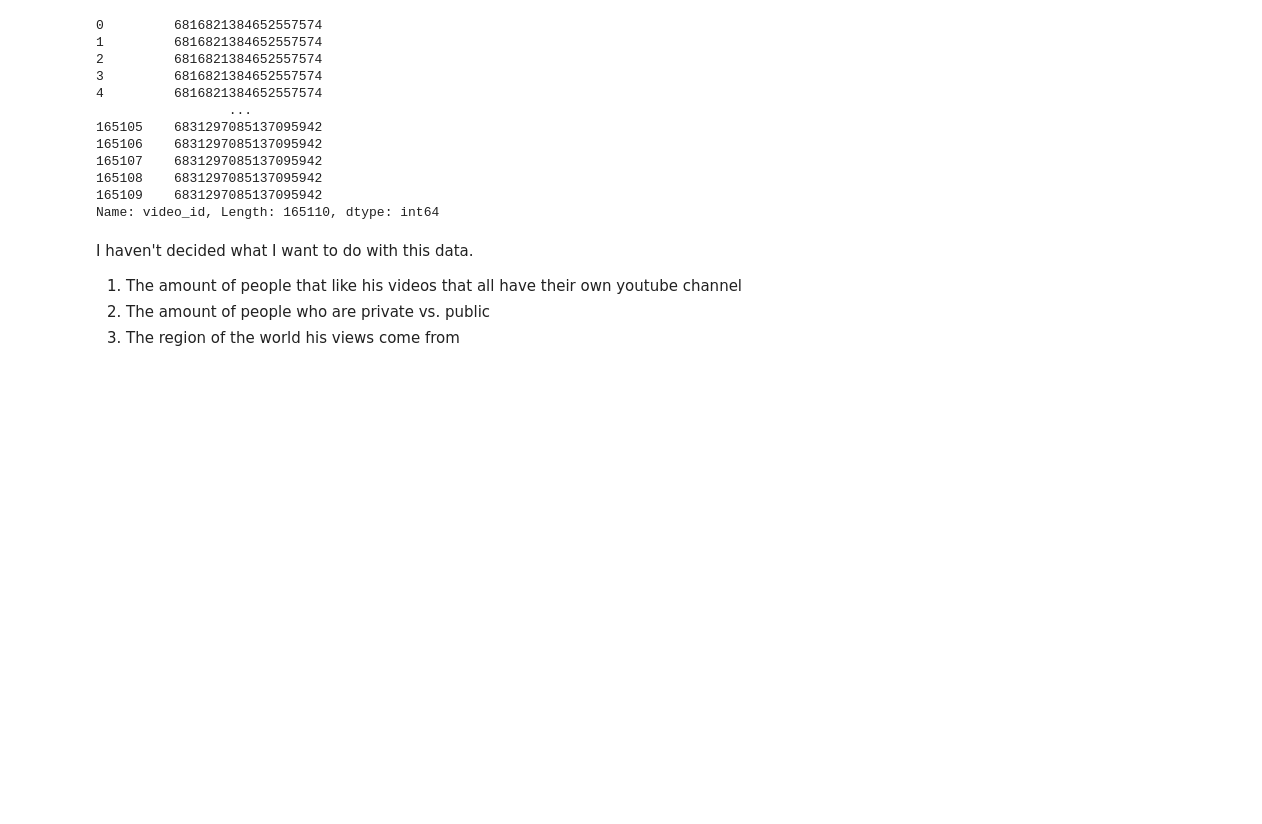
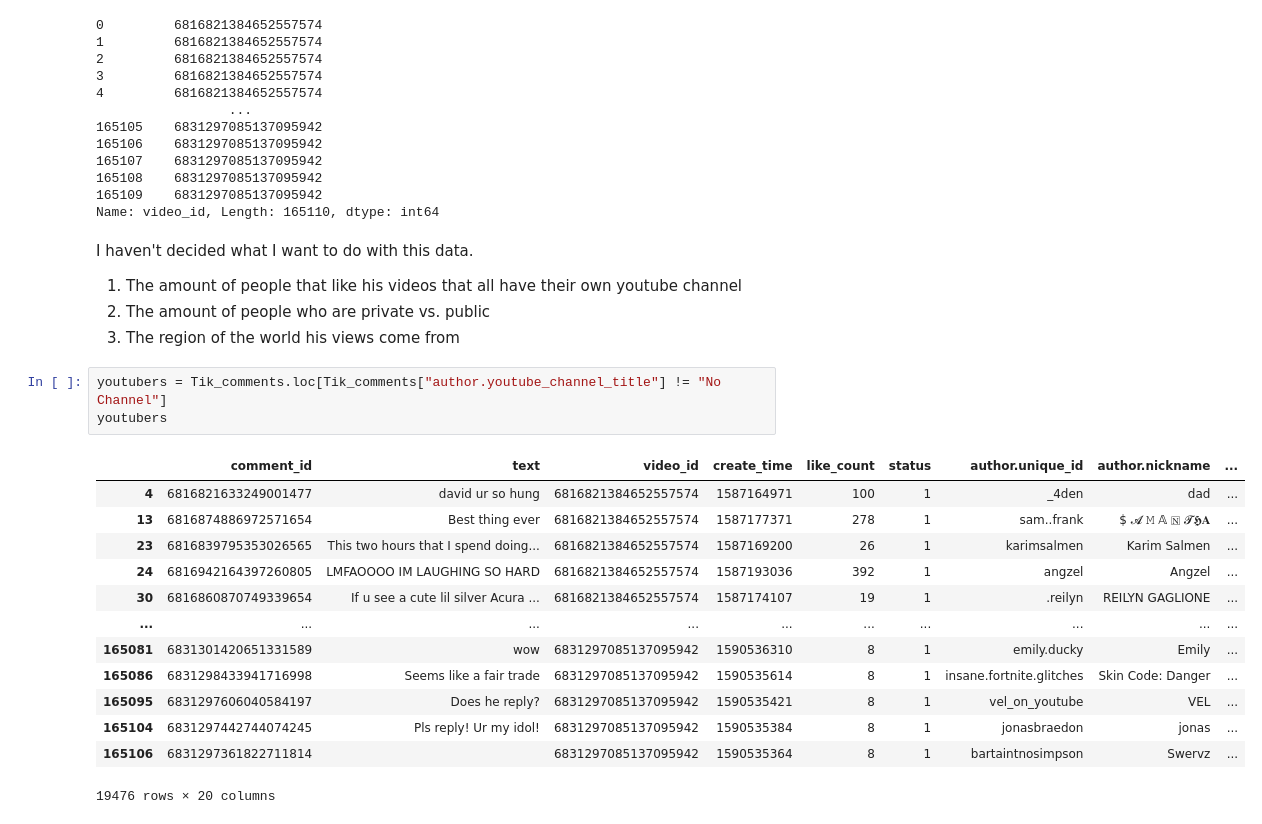
Before and after one commit to KenieAUllman/DA-StatReporting, a Jupyter notebook: TikTok_DavidD_Comments.ipynb, the cells around one changed output. Cells and saved outputs as stored; diff of their text form; blank space fills up the shorter version.

```diff
--- a/TikTok_DavidD_Comments.ipynb
+++ b/TikTok_DavidD_Comments.ipynb
@@ -93,3 +94,20 @@ I haven't decided what I want to do with this data.
 1. The amount of people that like his videos that all have their own youtube channel
 2. The amount of people who are private vs. public
 3. The region of the world his views come from
+# %%
+youtubers = Tik_comments.loc[Tik_comments["author.youtube_channel_title"] != "No Channel"]
+youtubers
+# %% [output]
+|  | comment_id | text | video_id | create_time | like_count | status | author.unique_id | author.nickname | ... |
+| 4 | 6816821633249001477 | david ur so hung | 6816821384652557574 | 1587164971 | 100 | 1 | _4den | dad | ... |
+| 13 | 6816874886972571654 | Best thing ever | 6816821384652557574 | 1587177371 | 278 | 1 | sam..frank | $ 𝓐 𝙼 𝔸 🄽 𝓣𝕳𝐀 | ... |
+| 23 | 6816839795353026565 | This two hours that I spend doing... | 6816821384652557574 | 1587169200 | 26 | 1 | karimsalmen | Karim Salmen | ... |
+| 24 | 6816942164397260805 | LMFAOOOO IM LAUGHING SO HARD | 6816821384652557574 | 1587193036 | 392 | 1 | angzel | Angzel | ... |
+| 30 | 6816860870749339654 | If u see a cute lil silver Acura ... | 6816821384652557574 | 1587174107 | 19 | 1 | .reilyn | REILYN GAGLIONE | ... |
+| ... | ... | ... | ... | ... | ... | ... | ... | ... | ... |
+| 165081 | 6831301420651331589 | wow | 6831297085137095942 | 1590536310 | 8 | 1 | emily.ducky | Emily | ... |
+| 165086 | 6831298433941716998 | Seems like a fair trade | 6831297085137095942 | 1590535614 | 8 | 1 | insane.fortnite.glitches | Skin Code: Danger | ... |
+| 165095 | 6831297606040584197 | Does he reply? | 6831297085137095942 | 1590535421 | 8 | 1 | vel_on_youtube | VEL | ... |
+| 165104 | 6831297442744074245 | Pls reply! Ur my idol! | 6831297085137095942 | 1590535384 | 8 | 1 | jonasbraedon | jonas | ... |
+| 165106 | 6831297361822711814 | ￼￼ | 6831297085137095942 | 1590535364 | 8 | 1 | bartaintnosimpson | Swervz | ... |
+19476 rows × 20 columns
```
Also changed, not shown: parts of 5 cells of this notebook, 2 other files.
